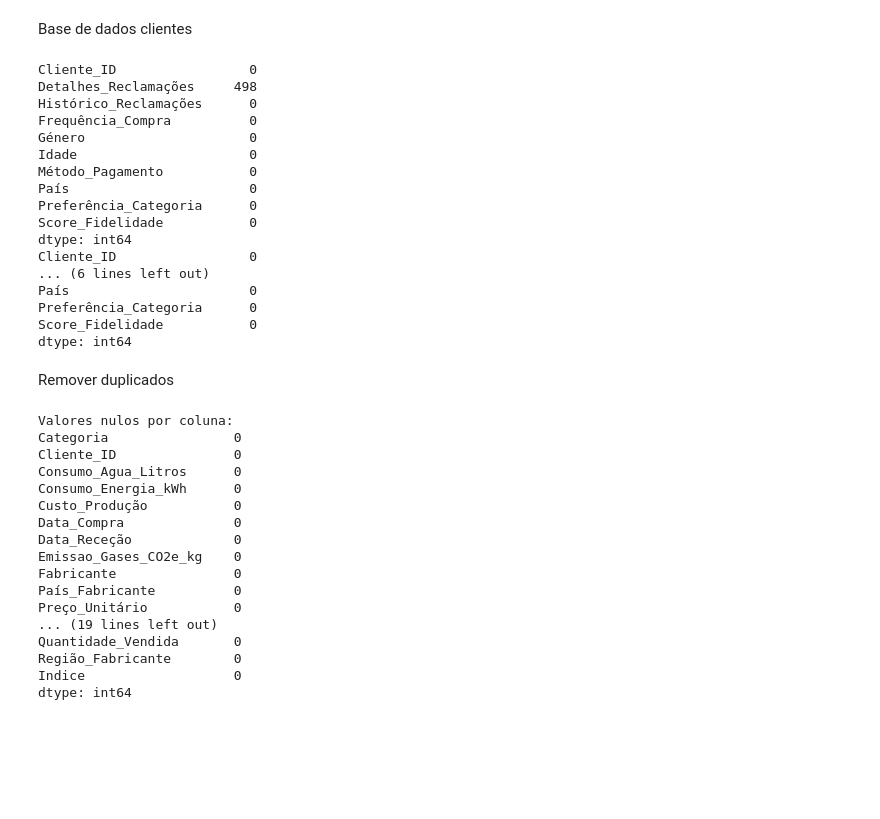
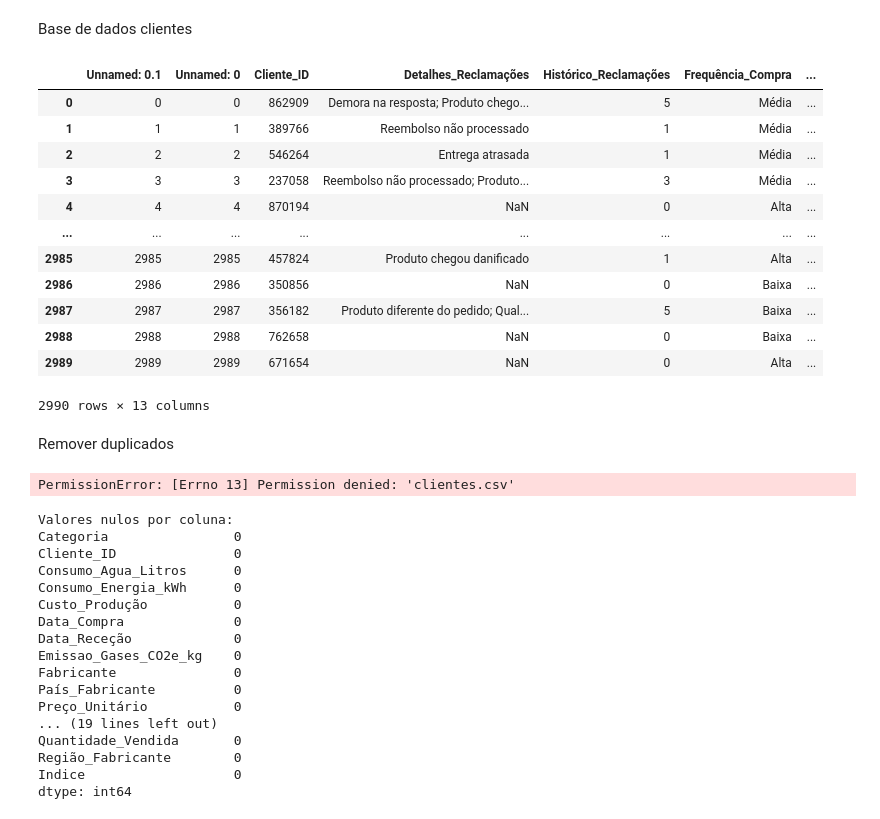
Before and after one commit to leandromicael123/Datathon, a Jupyter notebook: datathon/jupyter.ipynb, the cells around one changed output. Drawn from its saved outputs; the diff is of its cells as text; code cells hidden in the pictures; blank space fills up the shorter version.

```diff
--- a/datathon/jupyter.ipynb
+++ b/datathon/jupyter.ipynb
@@ -20,34 +43,30 @@ tabela_descritiva.to_csv('tabela_descritiva_vendas.csv', index=True, encoding='u
 # %% [markdown]
 Base de dados clientes
 # %%
-df_clientes = pd.read_excel("analise.xlsx", sheet_name=1)
-tabela_descritiva_cliente = df_clientes.describe()
-tabela_descritiva_cliente.to_csv('cliente_tabela.csv', index=True, encoding='utf-8')
-print(df_clientes.isnull().sum())
-print(df_clientes.isna().sum())
+df_clientes = pd.read_csv("analise.csv")
+
+df_clientes
 # %% [output]
+|  | Unnamed: 0.1 | Unnamed: 0 | Cliente_ID | Detalhes_Reclamações | Histórico_Reclamações | Frequência_Compra | ... |
+| 0 | 0 | 0 | 862909 | Demora na resposta; Produto chego... | 5 | Média | ... |
+| 1 | 1 | 1 | 389766 | Reembolso não processado | 1 | Média | ... |
+| 2 | 2 | 2 | 546264 | Entrega atrasada | 1 | Média | ... |
+| 3 | 3 | 3 | 237058 | Reembolso não processado; Produto... | 3 | Média | ... |
+| 4 | 4 | 4 | 870194 | NaN | 0 | Alta | ... |
+| ... | ... | ... | ... | ... | ... | ... | ... |
+| 2985 | 2985 | 2985 | 457824 | Produto chegou danificado | 1 | Alta | ... |
+| 2986 | 2986 | 2986 | 350856 | NaN | 0 | Baixa | ... |
+| 2987 | 2987 | 2987 | 356182 | Produto diferente do pedido; Qual... | 5 | Baixa | ... |
+| 2988 | 2988 | 2988 | 762658 | NaN | 0 | Baixa | ... |
+| 2989 | 2989 | 2989 | 671654 | NaN | 0 | Alta | ... |
-Cliente_ID                 0
-Detalhes_Reclamações     498
-Histórico_Reclamações      0
-Frequência_Compra          0
-Género                     0
-Idade                      0
-Método_Pagamento           0
-País                       0
-Preferência_Categoria      0
-Score_Fidelidade           0
-dtype: int64
-Cliente_ID                 0
-... (6 lines left out)
-País                       0
-Preferência_Categoria      0
-Score_Fidelidade           0
-dtype: int64
+2990 rows × 13 columns
 # %% [markdown]
 Remover duplicados
 # %%
 df_clientes = df_clientes.drop_duplicates(subset=['Cliente_ID'], keep=False)
 df_clientes.to_csv('clientes.csv', index=False, encoding='utf-8')
+# %% [output]
+PermissionError: [Errno 13] Permission denied: 'clientes.csv'
 # %%
 # Verificar valores nulos
 print("\nValores nulos por coluna:")
```
Also changed, not shown: parts of 6 cells of this notebook, 2 other files.
